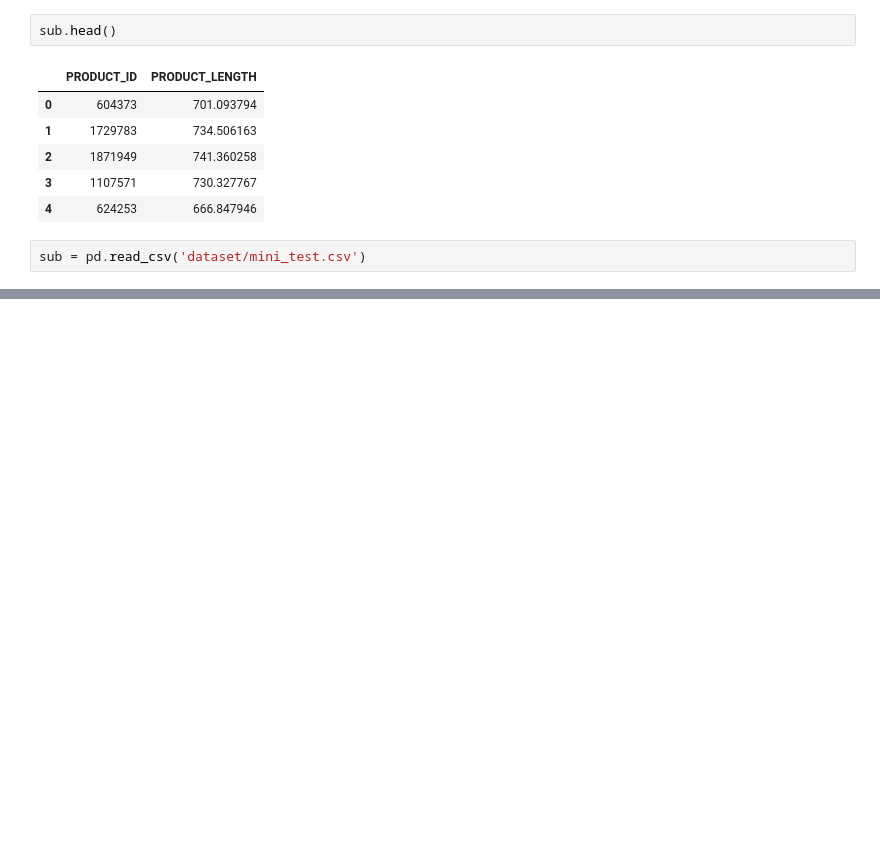
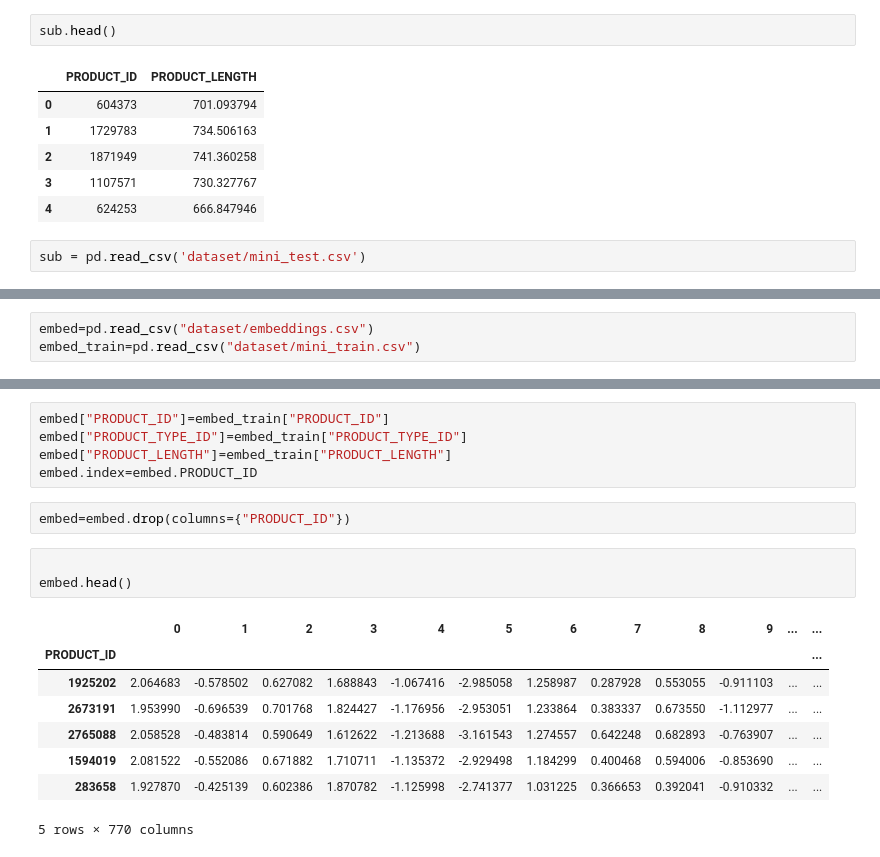
Before and after one commit to gakash2k01/amazon_ml_challenge, a Jupyter notebook: eda.ipynb, the cells around one changed output, grey strips where cells are left out. Drawn from its saved outputs; the diff is of its cells as text; blank space fills up the shorter version.

```diff
--- a/eda.ipynb
+++ b/eda.ipynb
@@ -286,3 +286,6 @@ sub.head()
 | 2 | 2182564 | Goettin Women's Ballroom Dance Sh... | [1. Material style: PU and net fa... | This dance boot is a new style of... | 3293 |
 | 3 | 1805917 | Ultra 360 Phone Mount and Stand f... | [The Ultra 360° Original 2-in-1 D... | The Original Ultra 360° Phone Mou... | 2199 |
 | 4 | 305927 | Language and Literature (General)... | Not given | Not given | 6104 |
+# %%
+embed=pd.read_csv("dataset/embeddings.csv")
+embed_train=pd.read_csv("dataset/mini_train.csv")
@@ -288,0 +311,19 @@ sub.head()
+# %%
+embed["PRODUCT_ID"]=embed_train["PRODUCT_ID"]
+embed["PRODUCT_TYPE_ID"]=embed_train["PRODUCT_TYPE_ID"]
+embed["PRODUCT_LENGTH"]=embed_train["PRODUCT_LENGTH"]
+embed.index=embed.PRODUCT_ID
+# %%
+embed=embed.drop(columns={"PRODUCT_ID"})
+# %%
+
+embed.head()
+# %% [output]
+|  | 0 | 1 | 2 | 3 | 4 | 5 | 6 | 7 | 8 | 9 | ... | ... |
+| PRODUCT_ID |  |  |  |  |  |  |  |  |  |  |  | ... |
+| 1925202 | 2.064683 | -0.578502 | 0.627082 | 1.688843 | -1.067416 | -2.985058 | 1.258987 | 0.287928 | 0.553055 | -0.911103 | ... | ... |
+| 2673191 | 1.953990 | -0.696539 | 0.701768 | 1.824427 | -1.176956 | -2.953051 | 1.233864 | 0.383337 | 0.673550 | -1.112977 | ... | ... |
+| 2765088 | 2.058528 | -0.483814 | 0.590649 | 1.612622 | -1.213688 | -3.161543 | 1.274557 | 0.642248 | 0.682893 | -0.763907 | ... | ... |
+| 1594019 | 2.081522 | -0.552086 | 0.671882 | 1.710711 | -1.135372 | -2.929498 | 1.184299 | 0.400468 | 0.594006 | -0.853690 | ... | ... |
+| 283658 | 1.927870 | -0.425139 | 0.602386 | 1.870782 | -1.125998 | -2.741377 | 1.031225 | 0.366653 | 0.392041 | -0.910332 | ... | ... |
+5 rows × 770 columns
```
Also changed, not shown: parts of 28 cells of this notebook, 16 other files.
